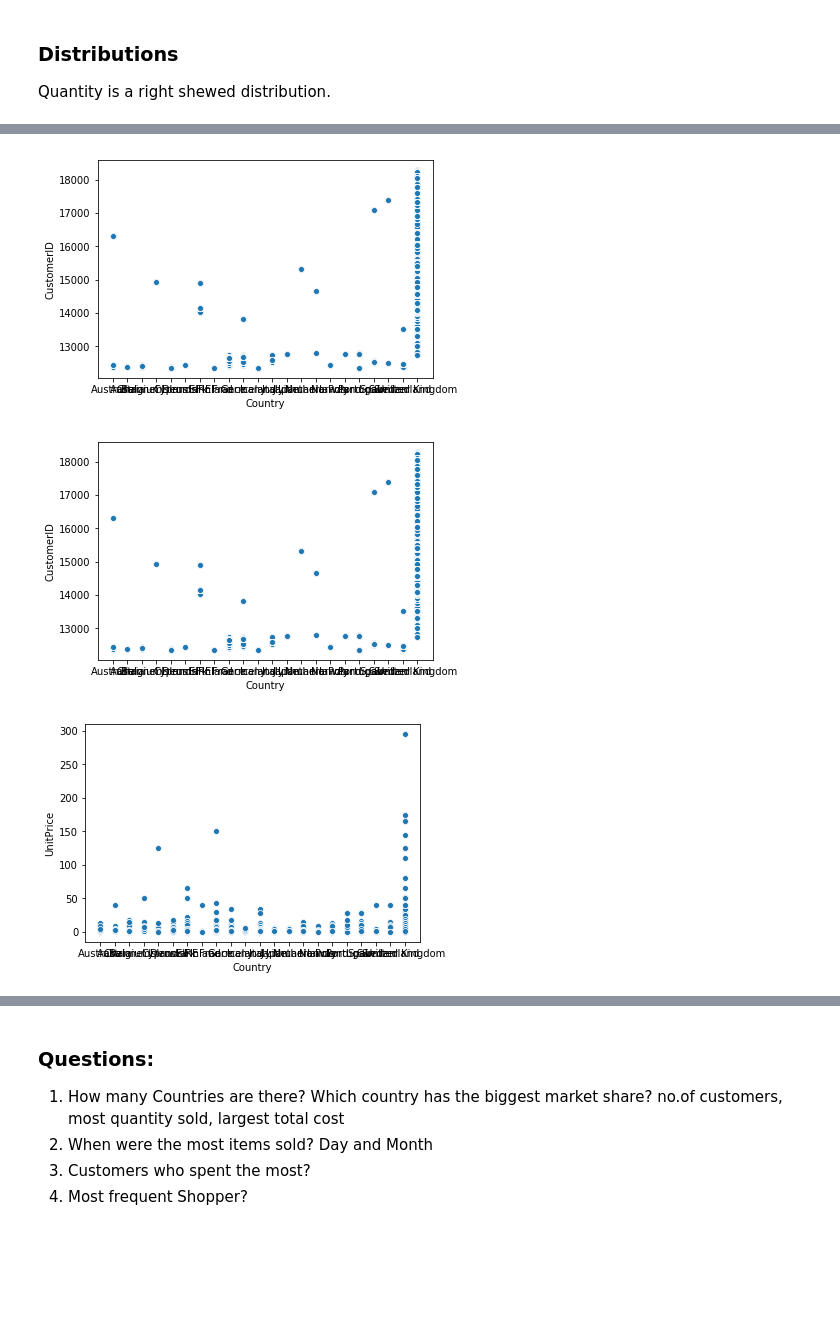
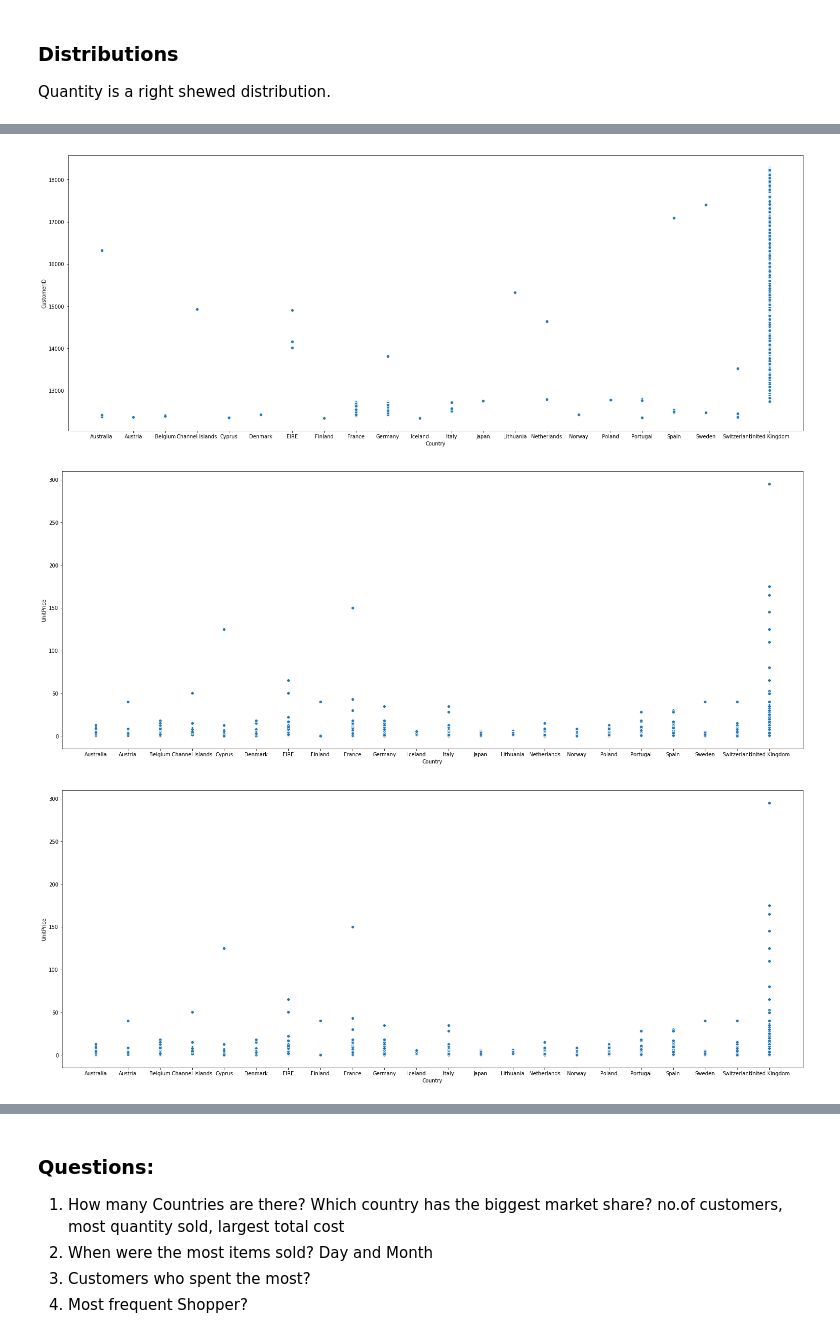
Before and after one commit to RitRa/Programming-Project-Dec-2018, a Jupyter notebook: Online Retail Data - Project 2018.ipynb, the cells around one changed output, grey strips where cells are left out. Saved outputs shown, nothing was run; the diff lists cells and outputs as text; code cells hidden in the pictures; blank space fills up the shorter version.

```diff
--- a/Online Retail Data - Project 2018.ipynb
+++ b/Online Retail Data - Project 2018.ipynb
@@ -201,12 +218,19 @@ plot = sns.scatterplot(x="Quantity", y="UnitPrice", data=df)
 # %%
+%matplotlib inline
+plt.figure(figsize=(26, 10))
+
 plot = sns.scatterplot(x="Country", y="CustomerID", data=df)
 # %% [output]
-[figure, old version]
+[figure, new version]
 # %%
-plot = sns.scatterplot(x="Country", y="CustomerID", data=df)
+%matplotlib inline
+plt.figure(figsize=(26, 10))
+plot = sns.scatterplot(x="Country", y="UnitPrice", data=df)
 # %% [output]
-[figure, old version]
+[figure, new version]
 # %%
+%matplotlib inline
+plt.figure(figsize=(26, 10))
 plot = sns.scatterplot(x="Country", y="UnitPrice", data=df)
 # %% [output]
-[figure, old version]
+[figure, new version]
```
Also changed, not shown: parts of 11 cells of this notebook.
